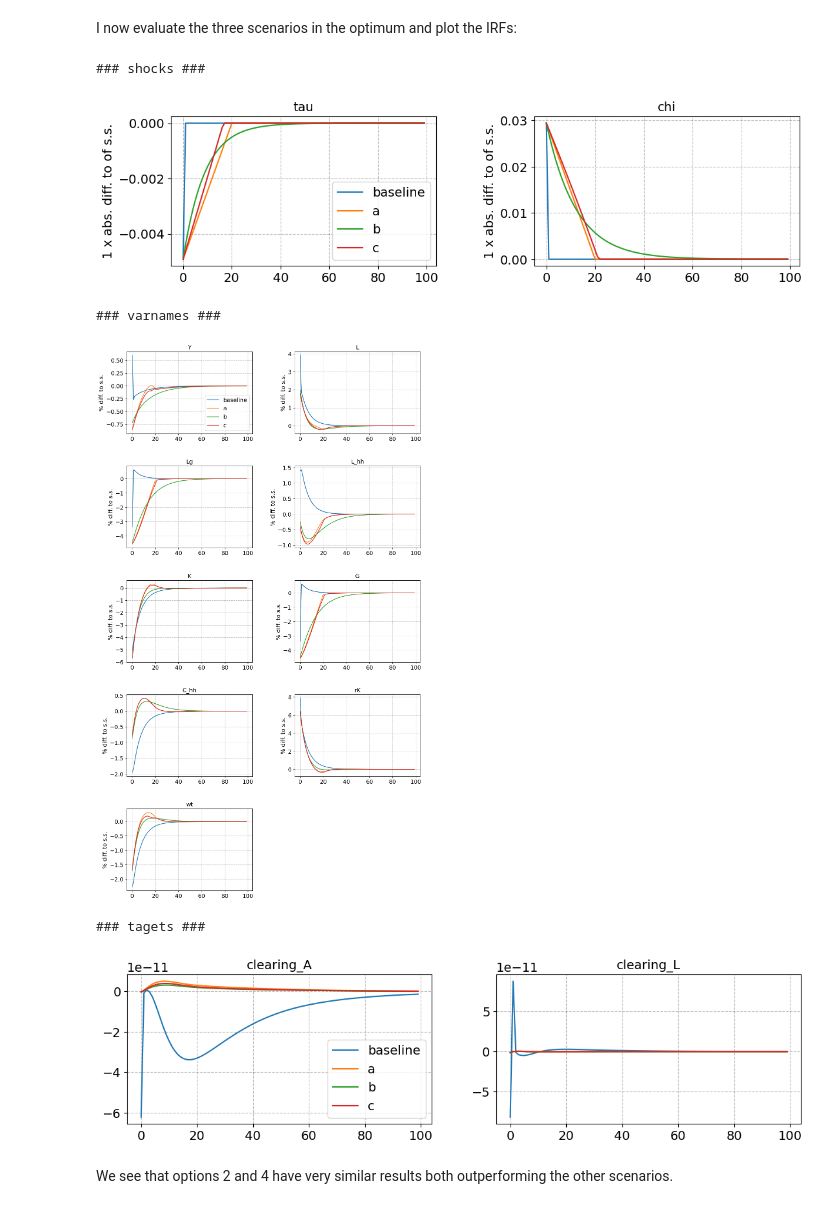
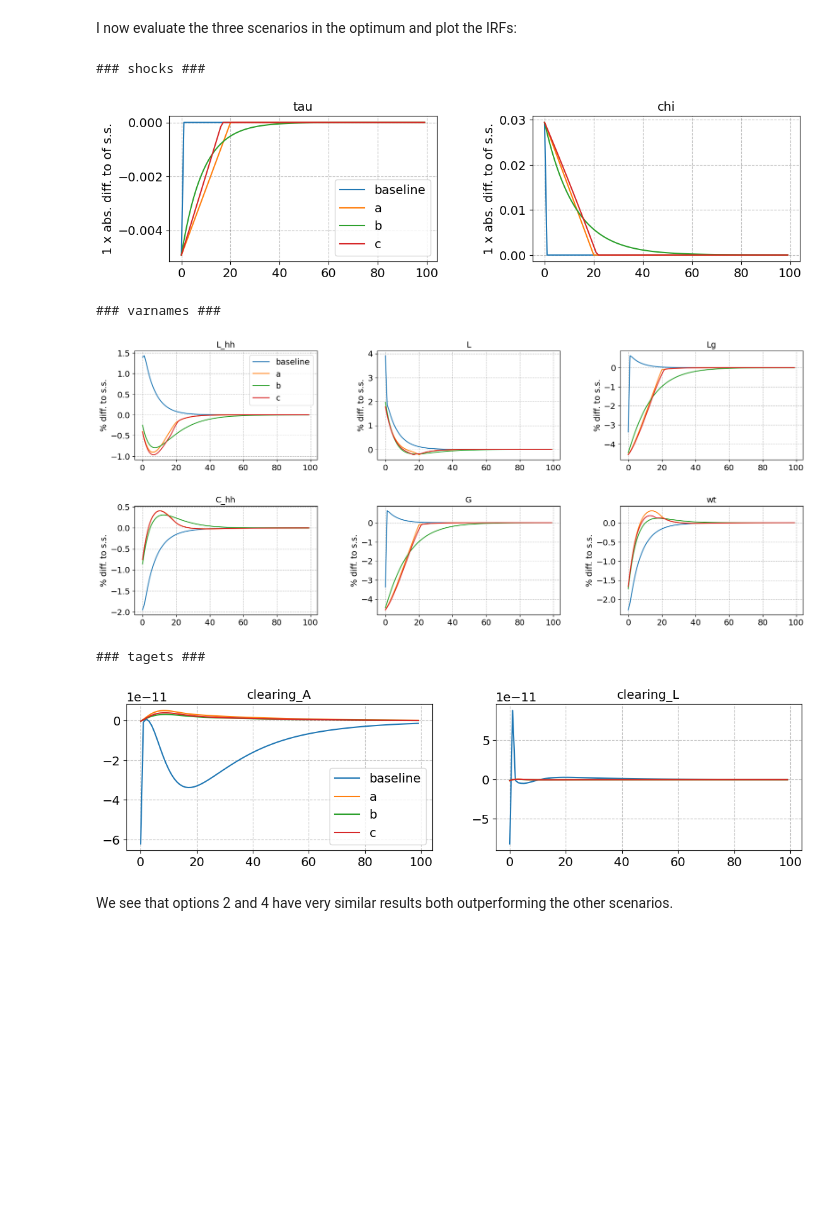
Before and after one commit to JohanOelgaard/AdvMacroHetAgent, a Jupyter notebook: Assignment 2/v1.4 (handed in)/HANCWelfareModel.ipynb, the cells around one changed output. Cells and saved outputs as stored; diff of their text form; code cells hidden in the pictures; blank space fills up the shorter version.

```diff
--- a/Assignment 2/v1.4 (handed in)/HANCWelfareModel.ipynb
+++ b/Assignment 2/v1.4 (handed in)/HANCWelfareModel.ipynb
@@ -492,16 +492,16 @@ I now evaluate the three scenarios in the optimum and plot the IRFs:
 # %%
 obj_lin(modelIIIa,opt_lin[0])
 obj_nonlin_decrease(opt_nonlin_decrease.x[0],opt_nonlin_decrease.x[1],modelIIIb)
 obj_nonlin_increase(opt_nonlin_increase.x[0],opt_nonlin_increase.x[1],modelIIIc)
-paths = ['Y','L','Lg','L_hh','K','G','C_hh','rK','wt']
-modelIII.compare_IRFs(models=[modelIII,modelIIIa,modelIIIb,modelIIIc],labels=['baseline','a','b','c'],varnames=paths,ncols=2,T_max=100,abs_diff=['tau','chi'],filename='figures/IRFs')
+paths = ['L_hh','L','Lg','C_hh','G','wt']
+modelIII.compare_IRFs(models=[modelIII,modelIIIa,modelIIIb,modelIIIc],labels=['baseline','a','b','c'],varnames=paths,ncols=3,T_max=100,abs_diff=['tau','chi'],filename='figures/IRFs')
 # %% [output]
 ### shocks ###
-[figure, old version]
+[figure, new version]
 ### varnames ###
-[figure, old version]
+[figure, new version]
 ### tagets ###
-[figure, old version]
+[figure, new version]
 # %% [markdown]
 We see that options 2 and 4 have very similar results both outperforming the other scenarios.
 # %%
```
Also changed, not shown: 4 other files.
